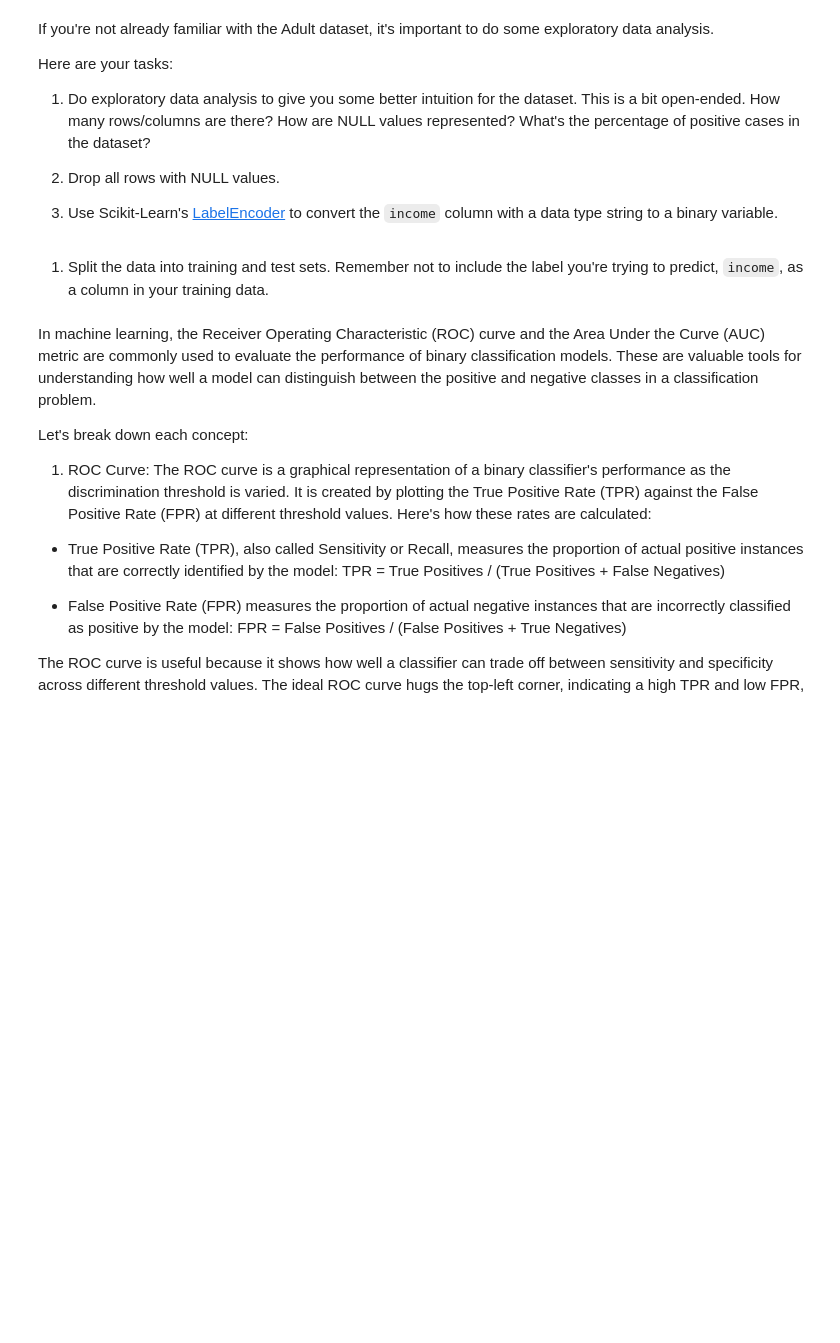
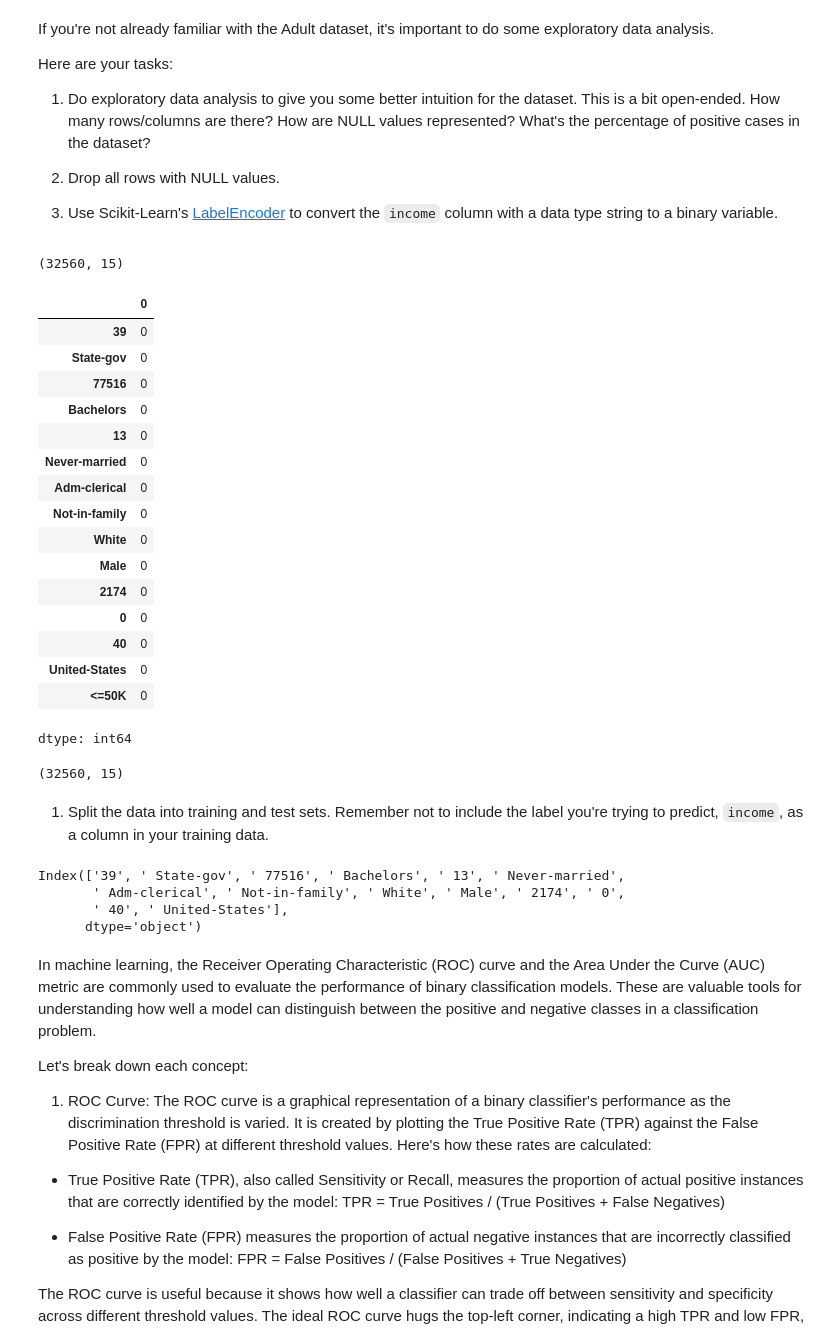
Before and after one commit to hlee014e/ucsd-mle-bootcamp, a Jupyter notebook: Student_MLE_MiniProject_Deep_Learning.ipynb, the cells around one changed output. Cells and saved outputs as stored; diff of their text form; code cells hidden in the pictures; blank space fills up the shorter version.

```diff
--- a/Student_MLE_MiniProject_Deep_Learning.ipynb
+++ b/Student_MLE_MiniProject_Deep_Learning.ipynb
@@ -61,8 +88,33 @@ Here are your tasks:
 # %%
 # Do some exploratory analysis. How many rows/columns are there? How are NULL
 # values represented? What's the percentrage of positive cases in the dataset?
+print(df.shape)
+df.isnull().sum()
+# %% [output]
+(32560, 15)
+|  | 0 |
+| 39 | 0 |
+| State-gov | 0 |
+| 77516 | 0 |
+| Bachelors | 0 |
+| 13 | 0 |
+| Never-married | 0 |
+| Adm-clerical | 0 |
+| Not-in-family | 0 |
+| White | 0 |
+| Male | 0 |
+| 2174 | 0 |
+| 0 | 0 |
+| 40 | 0 |
+| United-States | 0 |
+| <=50K | 0 |
+dtype: int64
 # %%
 # Find all NULL values and drop them
+df=df.dropna()
+print(df.shape)
+# %% [output]
+(32560, 15)
 # %%
 # Use Scikit-Learn's LabelEncoder to convert the income column with a data type
 # string to a binary variable.
@@ -73,3 +125,14 @@ Here are your tasks:
+# %%
+# Split dataset into training and test sets
+X=df.drop(columns=[' <=50K','income'])
+y=df['income']
+X_train, X_test, y_train, y_test = train_test_split(X, y, test_size=0.2, random_state=42)
+print(X.columns)
+# %% [output]
+Index(['39', ' State-gov', ' 77516', ' Bachelors', ' 13', ' Never-married',
+       ' Adm-clerical', ' Not-in-family', ' White', ' Male', ' 2174', ' 0',
+       ' 40', ' United-States'],
+      dtype='object')
 # %% [markdown]
 In machine learning, the Receiver Operating Characteristic (ROC) curve and the Area Under the Curve (AUC) metric are commonly used to evaluate the performance of binary classification models. These are valuable tools for understanding how well a model can distinguish between the positive and negative classes in a classification problem.
 
```
Also changed, not shown: parts of 8 cells of this notebook.
